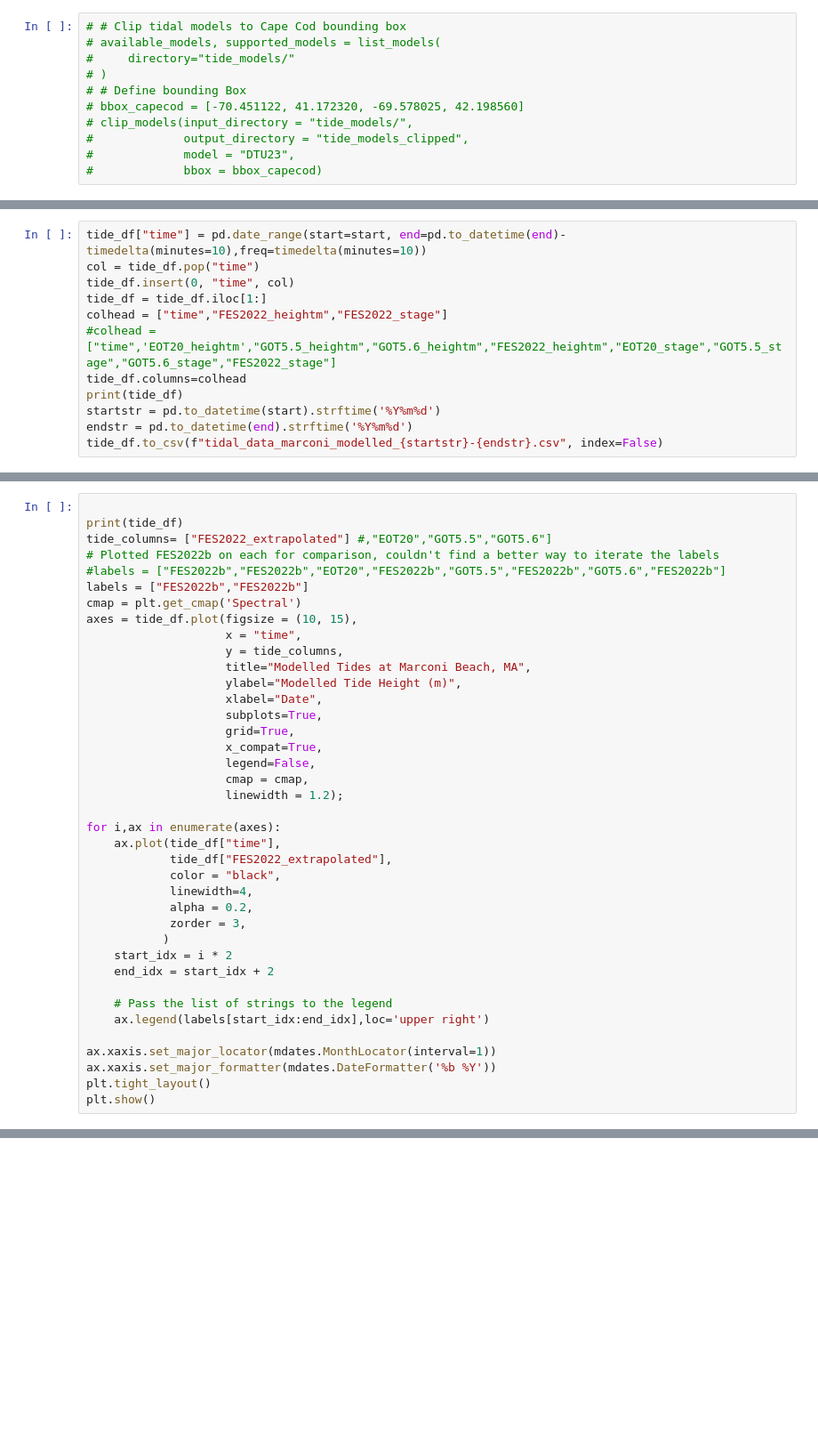
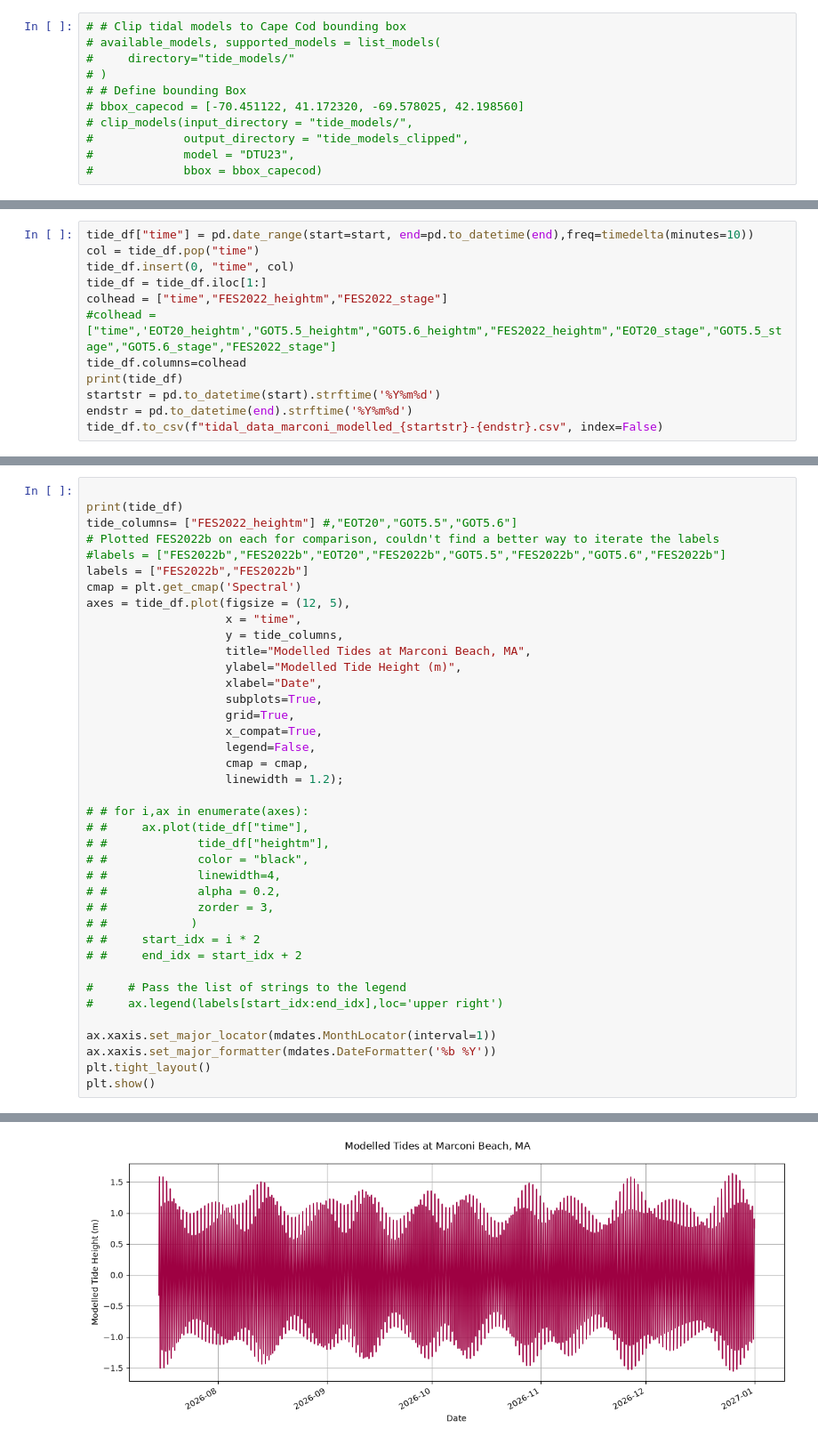
Before and after one commit to cvolpano/tides-usgs, a Jupyter notebook: eo-tides_Marconi.ipynb, the cells around one changed output, grey strips where cells are left out. Shown at 89% size. Cells and saved outputs as stored; diff of their text form; blank space fills up the shorter version.

Commit message:
updated Marconi Dates

```diff
--- a/eo-tides_Marconi.ipynb
+++ b/eo-tides_Marconi.ipynb
@@ -39,5 +41,5 @@ FileNotFoundError: No valid tide model directory found at path `tide_models_clip
 # %%
-tide_df["time"] = pd.date_range(start=start, end=pd.to_datetime(end)-timedelta(minutes=10),freq=timedelta(minutes=10))
+tide_df["time"] = pd.date_range(start=start, end=pd.to_datetime(end),freq=timedelta(minutes=10))
 col = tide_df.pop("time")
 tide_df.insert(0, "time", col)
 tide_df = tide_df.iloc[1:]
@@ -51,12 +71,12 @@ tide_df.to_csv(f"tidal_data_marconi_modelled_{startstr}-{endstr}.csv", index=Fal
 # %%
 
 print(tide_df)
-tide_columns= ["FES2022_extrapolated"] #,"EOT20","GOT5.5","GOT5.6"]
+tide_columns= ["FES2022_heightm"] #,"EOT20","GOT5.5","GOT5.6"]
 # Plotted FES2022b on each for comparison, couldn't find a better way to iterate the labels
 #labels = ["FES2022b","FES2022b","EOT20","FES2022b","GOT5.5","FES2022b","GOT5.6","FES2022b"]
 labels = ["FES2022b","FES2022b"]
 cmap = plt.get_cmap('Spectral')
-axes = tide_df.plot(figsize = (10, 15),
+axes = tide_df.plot(figsize = (12, 5),
                     x = "time",
                     y = tide_columns,
                     title="Modelled Tides at Marconi Beach, MA",
@@ -69,21 +89,22 @@ axes = tide_df.plot(figsize = (10, 15),
                     cmap = cmap,
                     linewidth = 1.2);
 
-for i,ax in enumerate(axes):
-    ax.plot(tide_df["time"],
-            tide_df["FES2022_extrapolated"],
-            color = "black",
-            linewidth=4,
-            alpha = 0.2,
-            zorder = 3,
-           )
-    start_idx = i * 2
-    end_idx = start_idx + 2
+# # for i,ax in enumerate(axes):
+# #     ax.plot(tide_df["time"],
+# #             tide_df["heightm"],
+# #             color = "black",
+# #             linewidth=4,
+# #             alpha = 0.2,
+# #             zorder = 3,
+# #            )
+# #     start_idx = i * 2
+# #     end_idx = start_idx + 2
 
-    # Pass the list of strings to the legend
-    ax.legend(labels[start_idx:end_idx],loc='upper right')
+#     # Pass the list of strings to the legend
+#     ax.legend(labels[start_idx:end_idx],loc='upper right')
 
 ax.xaxis.set_major_locator(mdates.MonthLocator(interval=1))
 ax.xaxis.set_major_formatter(mdates.DateFormatter('%b %Y'))
 plt.tight_layout()
 plt.show()
+# %% [output]
@@ -89,0 +128 @@ plt.show()
+[figure, added]
```
Also changed, not shown: parts of 3 cells of this notebook, 2 other files.
